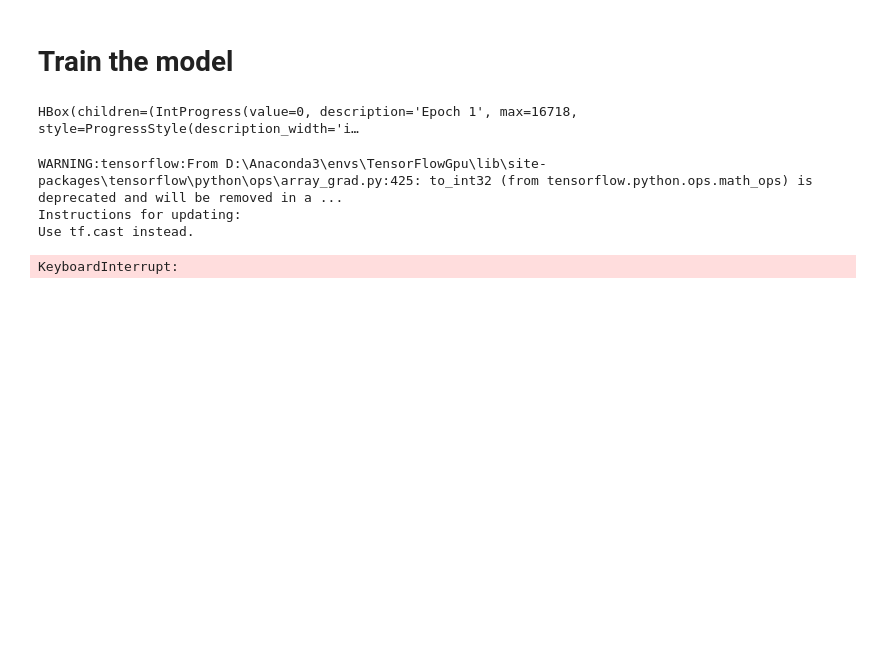
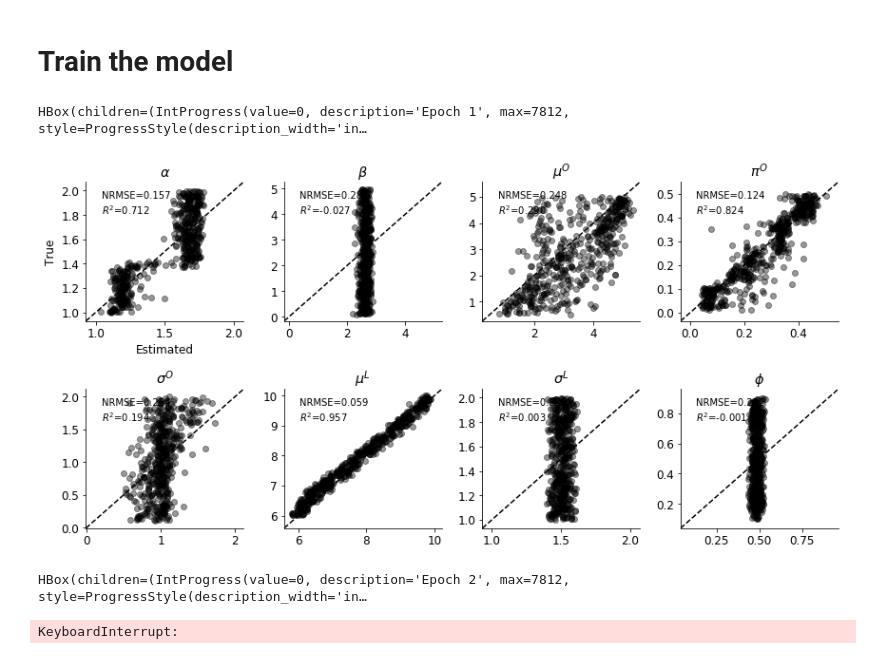
Before and after one commit to stefanradev93/cINN, a Jupyter notebook: 20190701_Splatter_cINN_Example.ipynb, the cells around one changed output. Drawn from its saved outputs; the diff is of its cells as text; code cells hidden in the pictures; blank space fills up the shorter version.

```diff
--- a/20190701_Splatter_cINN_Example.ipynb
+++ b/20190701_Splatter_cINN_Example.ipynb
@@ -228,21 +350,20 @@ plot_true_est_scatter(model, X_test_plausible, theta_test_plausible,
 # %%
 for ep in range(1, epochs+1):
     with tqdm(total=n_chunks * n_sim_chunk // batch_size, desc='Epoch {}'.format(ep)) as p_bar:
         # One loop over the chunk
         for chunk in data_loader:
             losses = train_loop_dataset(model, optimizer, chunk, batch_size, p_bar,
                                         clip_value=clip_value, global_step=global_step,
-                                        transform=remove_implausible)
+                                        transform=None)
 
     # Plot recovery
-    plot_true_est_scatter(model, X_test_plausible, theta_test_plausible,
+    plot_true_est_scatter(model, X_test, theta_test,
               n_samples_posterior, param_names, figsize=(12, 6))
     # Save model
     manager.save()
 # %% [output]
-HBox(children=(IntProgress(value=0, description='Epoch 1', max=16718, style=ProgressStyle(description_width='i…
+HBox(children=(IntProgress(value=0, description='Epoch 1', max=7812, style=ProgressStyle(description_width='in…
+[figure, added]
-WARNING:tensorflow:From D:\Anaconda3\envs\TensorFlowGpu\lib\site-packages\tensorflow\python\ops\array_grad.py:425: to_int32 (from tensorflow.python.ops.math_ops) is deprecated and will be removed in a ...
-Instructions for updating:
-Use tf.cast instead.
+HBox(children=(IntProgress(value=0, description='Epoch 2', max=7812, style=ProgressStyle(description_width='in…
 KeyboardInterrupt:
 # %%
```
Also changed, not shown: parts of 15 cells of this notebook, 21 other files.
